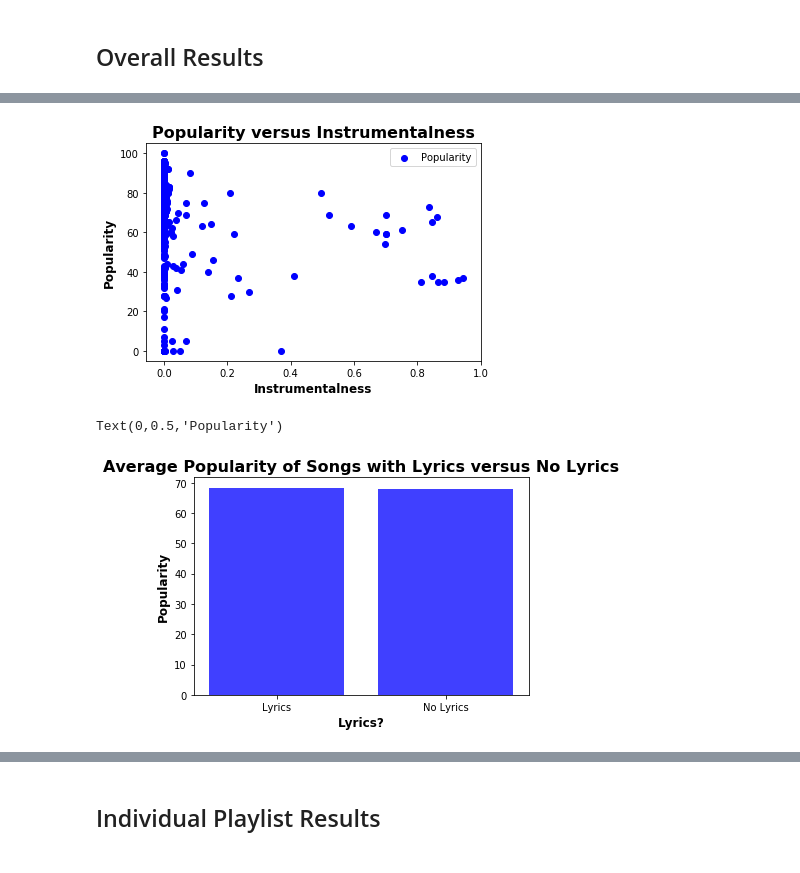
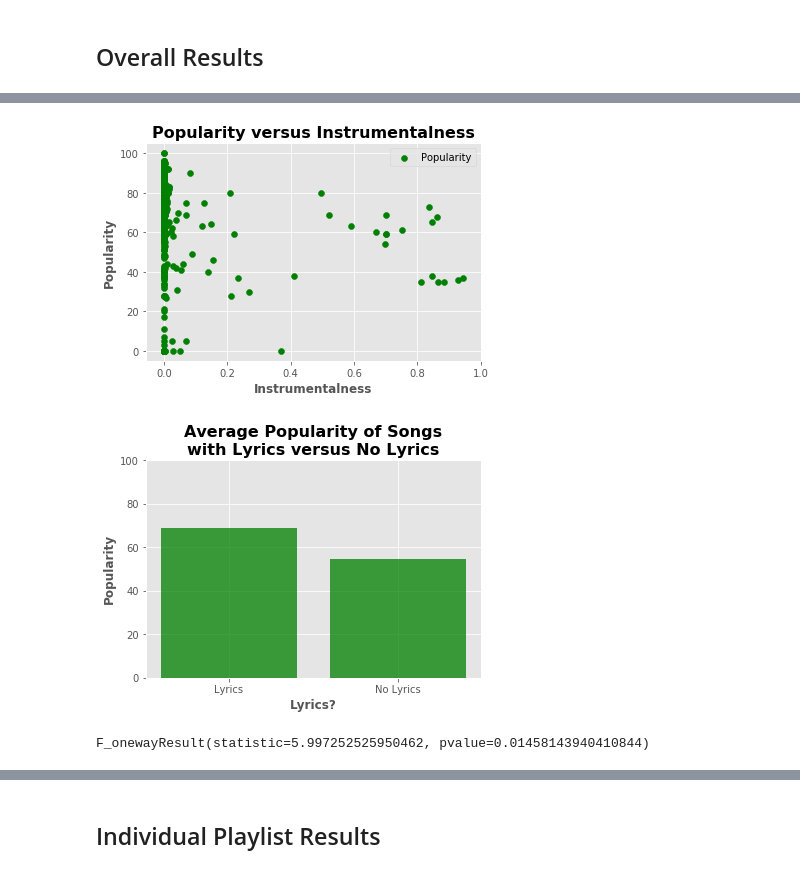
Before and after one commit to finianoneill/music-analysis, a Jupyter notebook: finian/Notebooks/Streaming_Rates_for_Music_with_Lyrics_versus_Music_without_Lyrics.ipynb, the cells around one changed output, grey strips where cells are left out. Drawn from its saved outputs; the diff is of its cells as text; code cells hidden in the pictures.

Commit message:
Update popularity in lyric versus no lyric songs analysis

```diff
--- a/finian/Notebooks/Streaming_Rates_for_Music_with_Lyrics_versus_Music_without_Lyrics.ipynb
+++ b/finian/Notebooks/Streaming_Rates_for_Music_with_Lyrics_versus_Music_without_Lyrics.ipynb
@@ -42,8 +44,5 @@ for dataframe in dataframes:
 # iterate through all rows and rate the song as lyric vs. no lyric if instrumentalness
 # is > 0.4
 overall_dataframe["No Lyrics?"] = ""
-for index, row in overall_dataframe.iterrows():
-    if row["Instrumentalness"] > 0.4:
-        overall_dataframe["No Lyrics?"][index] = "No Lyrics"
-    else:
-        overall_dataframe["No Lyrics?"][index] = "Lyrics"
+overall_dataframe.loc[overall_dataframe["Instrumentalness"] > 0.4, "No Lyrics?"] = "No Lyrics"
+overall_dataframe.loc[overall_dataframe["Instrumentalness"] <= 0.4, "No Lyrics?"] = "Lyrics"
@@ -57,34 +49,53 @@ See the caveats in the documentation: http://pandas.pydata.org/pandas-docs/stabl
 # %%
 # According to Spotify API the closer a track is to "Instrumentalness" = 1
 # the greater likelihood that the song does not have lyrics
+plt.style.use('ggplot')
 
 # plot all songs on instrumentalness versus popularity
 plt.scatter(overall_dataframe["Instrumentalness"], overall_dataframe["Popularity"],
-            color = "Blue")
+            color = "green")
 
 # set x and y axis labels
 plt.xlabel('Instrumentalness', fontsize=12, fontweight="bold")
 plt.ylabel('Popularity', fontsize=12, fontweight="bold")
 
 # give the graph a title and legend
 plt.title('Popularity versus Instrumentalness', fontsize=16, fontweight="bold")
 plt.legend(loc="best", fancybox=True)
+# Save our graph and show the graph
+plt.savefig("../Images/popularity_vs_instrument_scatter.png", bbox_inches = 'tight')
 plt.show()
 # %% [output]
-[figure, old version]
+[figure, new version]
 # %%
 # plot average popularity of music with lyrics versus music without lyrics
+plt.style.use('ggplot')
+
+# store bars to compare in lists
 lyric_list = ["Lyrics", "No Lyrics"]
-lyric_values = [overall_dataframe.loc[overall_dataframe["No Lyrics?"] == "Lyrics", :]["Popularity"].mean(),
-               overall_dataframe.loc[overall_dataframe["No Lyrics?"] == "No Lyrics", :]["Popularity"].mean()]
+lyric_df = overall_dataframe.loc[overall_dataframe["No Lyrics?"] == "Lyrics", :]["Popularity"]
+no_lyric_df = overall_dataframe.loc[overall_dataframe["No Lyrics?"] == "No Lyrics", :]["Popularity"]
+lyric_values = [lyric_df.mean(),
+               no_lyric_df.mean()]
 x_axis = np.arange(len(lyric_values))
 tick_locations = [value for value in x_axis]
 
-plt.bar(x_axis, lyric_values, color='blue', alpha=0.75, align="center")
+# plot bars
+plt.bar(x_axis, lyric_values, color='green', alpha=0.75, align="center")
 plt.xticks(tick_locations, lyric_list)
-plt.title("Average Popularity of Songs with Lyrics versus No Lyrics", fontsize=16, fontweight="bold")
+plt.title("\n".join(wrap("Average Popularity of Songs with Lyrics versus No Lyrics", 30)),
+          fontsize=16, fontweight="bold")
+
 plt.xlabel("Lyrics?", fontsize=12, fontweight="bold")
 plt.ylabel("Popularity", fontsize=12, fontweight="bold")
+plt.ylim(0, 100)
+
+# Save our graph and show the graph
+plt.savefig("../Images/average_popularity_lyrics_no_lyrics.png", bbox_inches = 'tight')
+plt.show()
+
+# perform ANOVA to determine if two sample means are statistically significant
+stats.f_oneway(lyric_df, no_lyric_df)
 # %% [output]
+[figure, new version]
-Text(0,0.5,'Popularity')
+F_onewayResult(statistic=5.997252525950462, pvalue=0.01458143940410844)
-[figure, old version]
```
Also changed, not shown: parts of 19 cells of this notebook, 4 other files.
